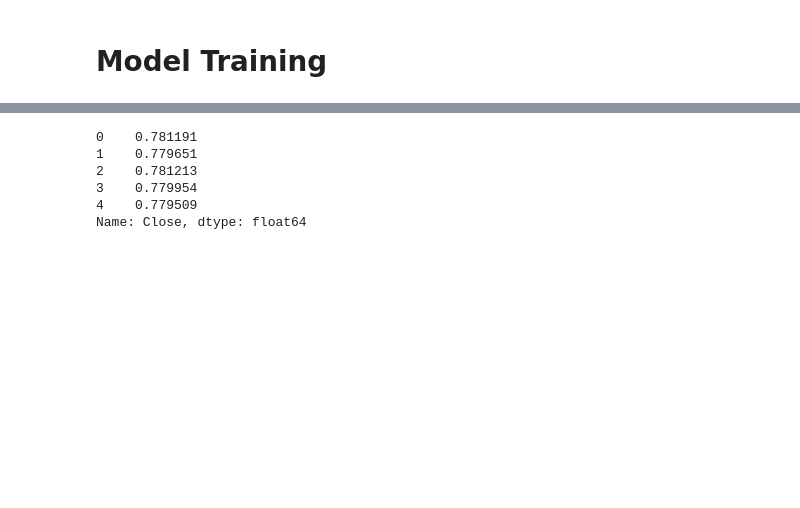
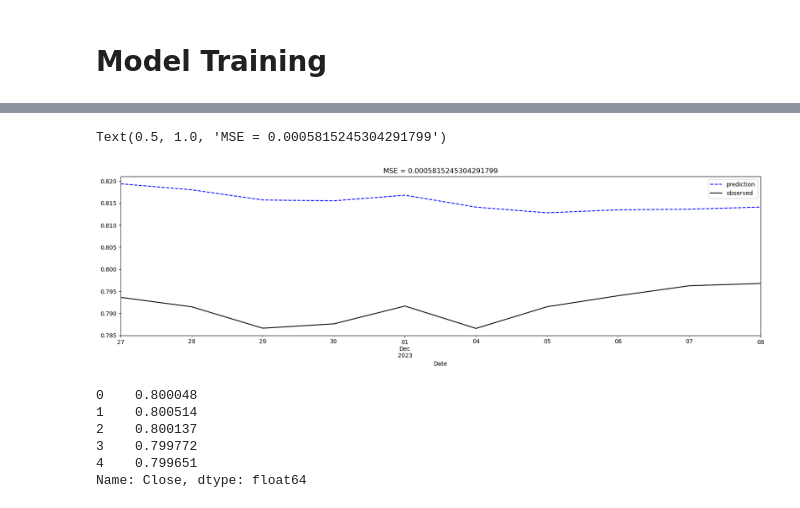
Before and after one commit to jdannem6/ML_Forex_Forecasting, a Jupyter notebook: VARIMA_usd_gbp.ipynb, the cells around one changed output, grey strips where cells are left out. Drawn from its saved outputs; the diff is of its cells as text; code cells hidden in the pictures; blank space fills up the shorter version.

```diff
--- a/VARIMA_usd_gbp.ipynb
+++ b/VARIMA_usd_gbp.ipynb
@@ -244,3 +241,16 @@ print(pred)
+# %%
+# plot prediction vs observed (14 days)
+pred = pd.DataFrame()
+temp = data.iloc[0]['Close'] + np.cumsum(model_fit.predict(start=0, end=diff_data.shape[0]+5-1, exog=diff_test[['GSPC']]).Close)
+pred['prediction'] = temp[-10:].reset_index(drop=True)
+pred['observed'] = usd_gbp.iloc[-10:]['Close'].reset_index(drop=True)
+pred['Date'] = usd_gbp.iloc[-10:]['Date'].reset_index(drop=True)
+
+pred.plot(figsize=(20,5),title='prediction vs observed',color=['blue','black'],style=['--','-'], x='Date')
+plt.title(f"MSE = {np.mean((pred['prediction'].values-pred['observed'].values)**2)}")
+# %% [output]
+Text(0.5, 1.0, 'MSE = 0.0005815245304291799')
+[figure, added]
 # %%
 # Train all the data using the best p and q parameters
 diff_data_all = diff(usd_gbp[['Close','Gold_Price','FTSE','GSPC']], k_diff=1)
@@ -248,13 +258,13 @@ model = VARMAX(endog=diff_data_all[['Close','Gold_Price']], order=orders[idx], m
 model_fit_final = model.fit(disp=False)
 # %%
-forecast_vals = usd_gbp.iloc[-1]['Close'] + np.cumsum(model_fit_final.forecast(5, exog=diff_test[['FTSE','GSPC']]).reset_index(drop=True).Close)
+forecast_vals = usd_gbp.iloc[-1]['Close'] + np.cumsum(model_fit_final.forecast(5, exog=diff_test[['GSPC']]).reset_index(drop=True).Close)
 print(forecast_vals)
 # %% [output]
-0    0.781191
-1    0.779651
-2    0.781213
-3    0.779954
-4    0.779509
+0    0.800048
+1    0.800514
+2    0.800137
+3    0.799772
+4    0.799651
 Name: Close, dtype: float64
 # %%
 forecast_vals.values.tofile("./predictions_usdgbp.csv", sep=',')
```
Also changed, not shown: parts of 13 cells of this notebook, 3 other files.
